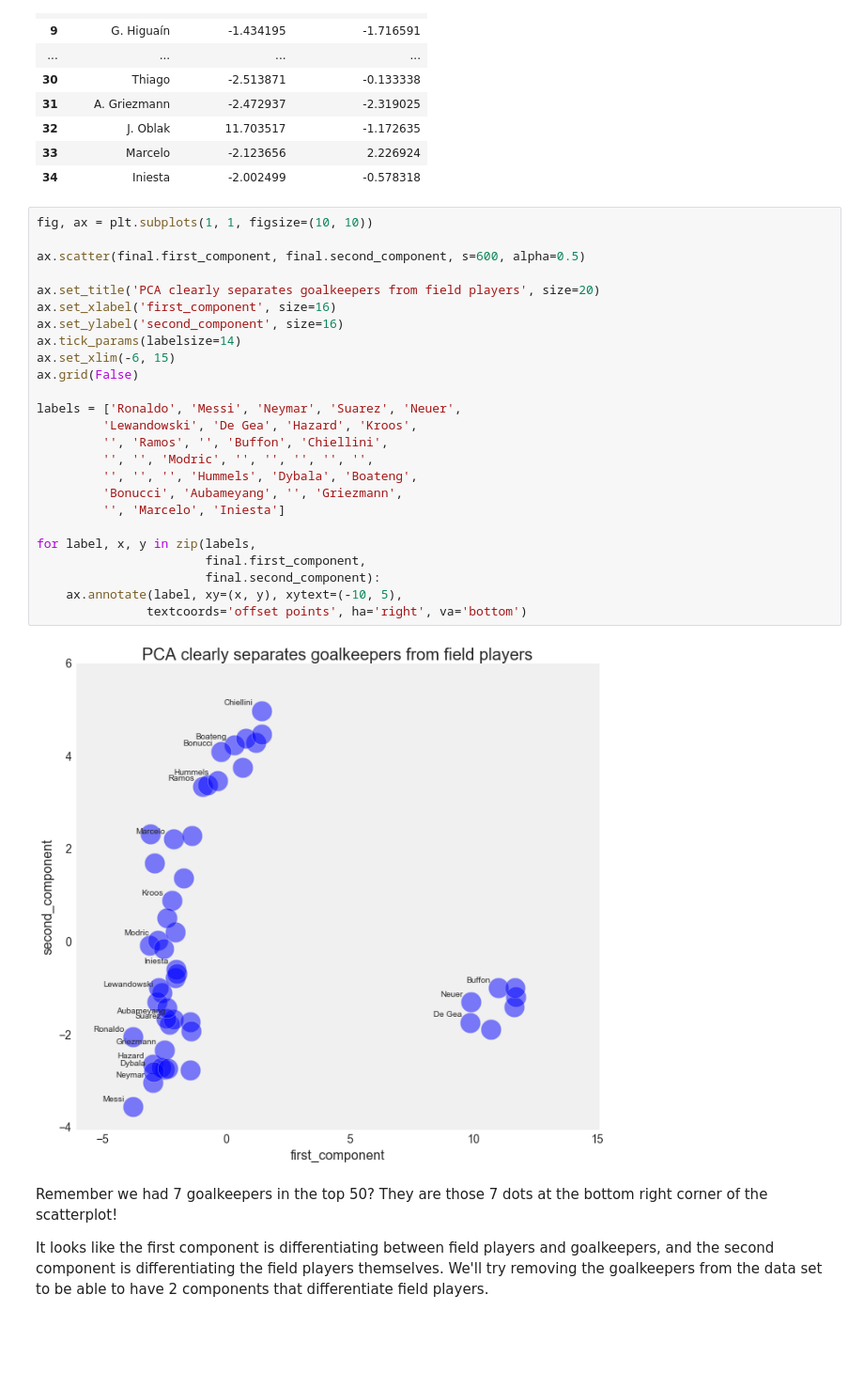
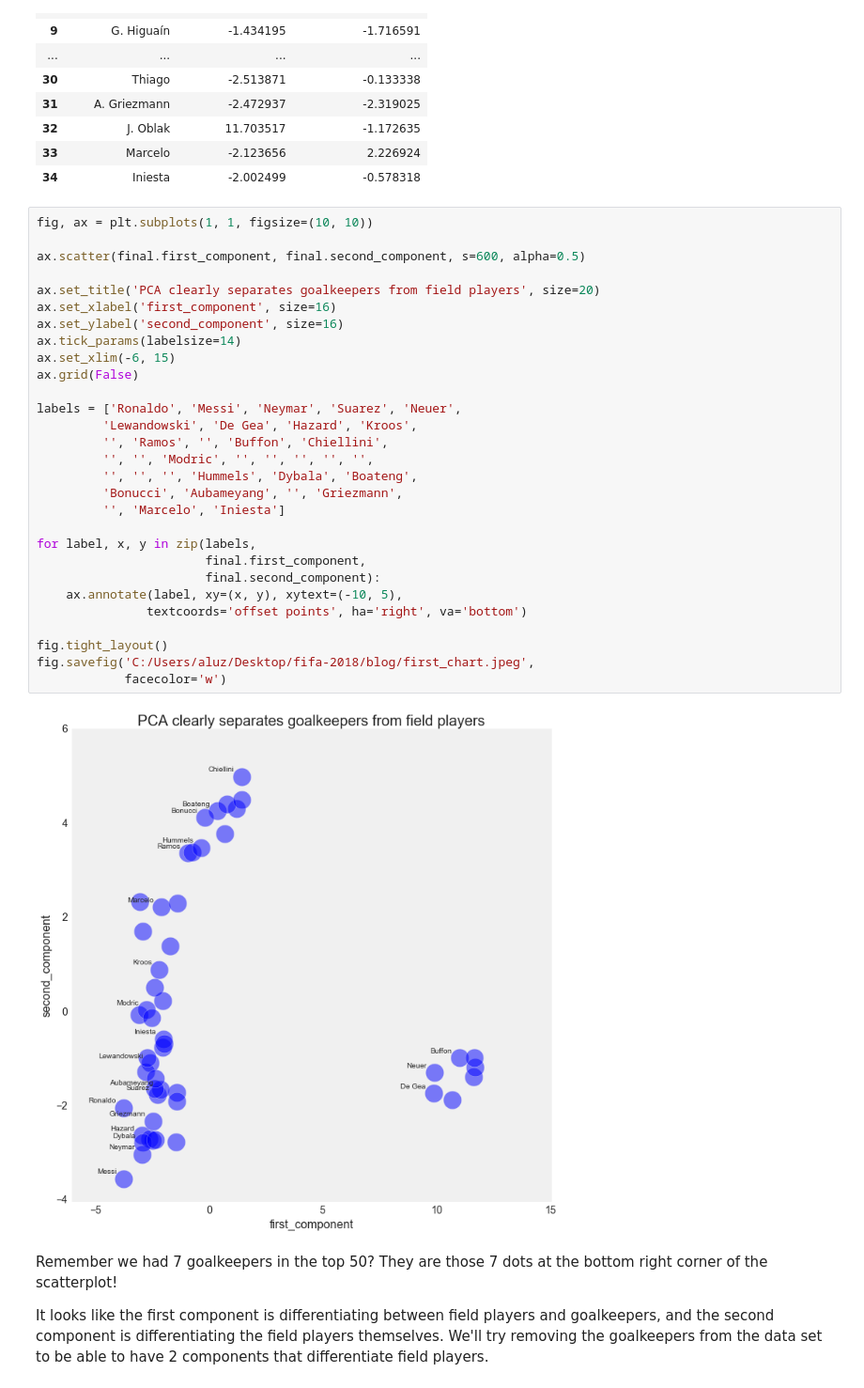
Before and after one commit to adrialuzllompart/fifa-2018, a Jupyter notebook: notebooks/EDA and PCA.ipynb, the cells around one changed output. Shown at 94% size. Saved outputs shown, nothing was run; the diff lists cells and outputs as text; blank space fills up the shorter version.

Commit message:
Improve chart export layout

```diff
--- a/notebooks/EDA and PCA.ipynb
+++ b/notebooks/EDA and PCA.ipynb
@@ -528,30 +528,34 @@ final.head(35)
 # %%
 fig, ax = plt.subplots(1, 1, figsize=(10, 10))
 
 ax.scatter(final.first_component, final.second_component, s=600, alpha=0.5)
 
 ax.set_title('PCA clearly separates goalkeepers from field players', size=20)
 ax.set_xlabel('first_component', size=16)
 ax.set_ylabel('second_component', size=16)
 ax.tick_params(labelsize=14)
 ax.set_xlim(-6, 15)
 ax.grid(False)
 
 labels = ['Ronaldo', 'Messi', 'Neymar', 'Suarez', 'Neuer',
          'Lewandowski', 'De Gea', 'Hazard', 'Kroos',
          '', 'Ramos', '', 'Buffon', 'Chiellini',
          '', '', 'Modric', '', '', '', '', '',
          '', '', '', 'Hummels', 'Dybala', 'Boateng',
          'Bonucci', 'Aubameyang', '', 'Griezmann',
          '', 'Marcelo', 'Iniesta']
 
 for label, x, y in zip(labels,
                        final.first_component,
                        final.second_component):
     ax.annotate(label, xy=(x, y), xytext=(-10, 5),
                textcoords='offset points', ha='right', va='bottom')
+
+fig.tight_layout()
+fig.savefig('C:/Users/aluz/Desktop/fifa-2018/blog/first_chart.jpeg',
+            facecolor='w')
 # %% [output]
-[figure, old version]
+[figure, new version]
 # %% [markdown]
 Remember we had 7 goalkeepers in the top 50? They are those 7 dots at the bottom right corner of the scatterplot!
 
```
Also changed, not shown: parts of 6 cells of this notebook.
